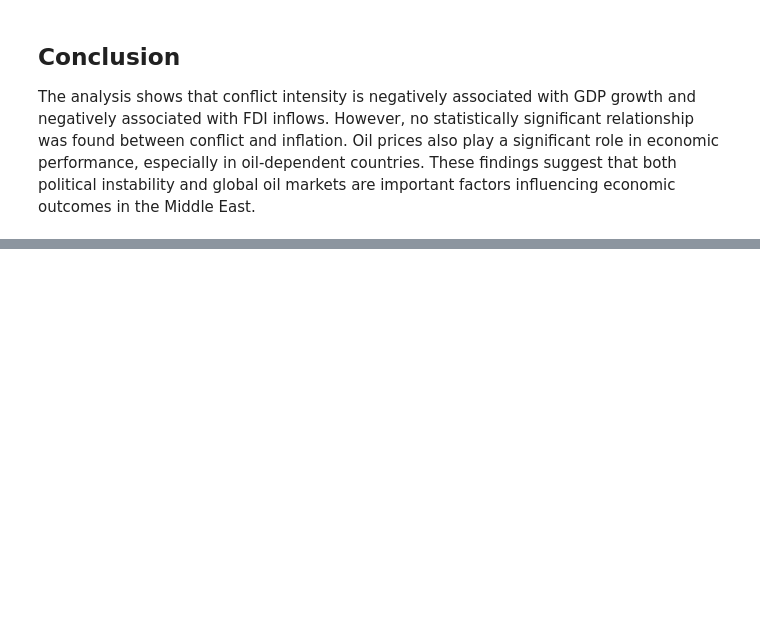
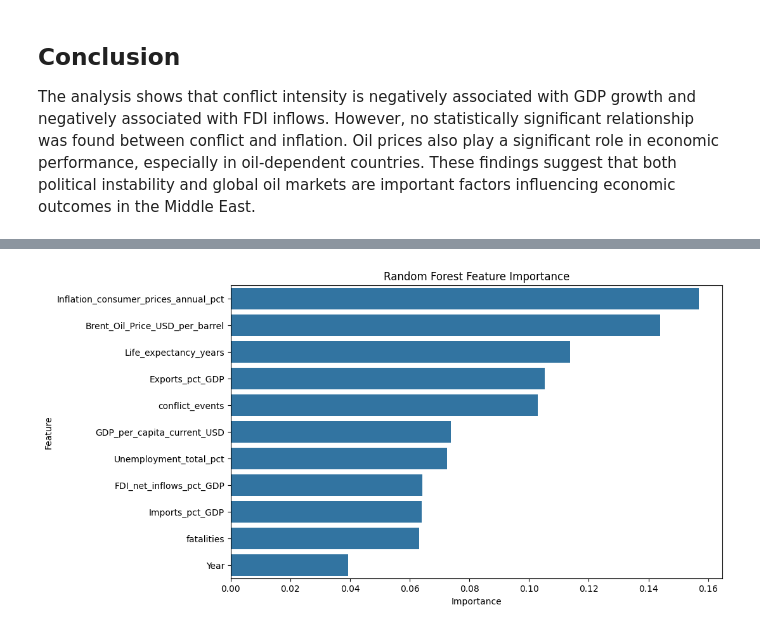
Before and after one commit to HussamAlabrash/DSA210PROJECT, a Jupyter notebook: DSA210.ipynb, the cells around one changed output, grey strips where cells are left out. Drawn from its saved outputs; the diff is of its cells as text; code cells hidden in the pictures; blank space fills up the shorter version.

```diff
--- a/DSA210.ipynb
+++ b/DSA210.ipynb
@@ -237,0 +511,17 @@ The analysis shows that conflict intensity is negatively associated with GDP gro
+# %%
+# Random Forest Feature Importance
+
+# Fit tuned Random Forest model
+rf_pipeline = tuned_models["Random Forest"]
+rf_pipeline.fit(X_train, y_train)
+
+# Extract Random Forest model from pipeline
+rf_model = rf_pipeline.named_steps["model"]
+
+# Create feature importance table
+feature_importance = pd.DataFrame({
+    "Feature": X_train.columns,
+    "Importance": rf_model.feature_importances_
+}).sort_values(by="Importance", ascending=False)
+
+feature_importance
@@ -237,0 +543,18 @@ The analysis shows that conflict intensity is negatively associated with GDP gro
+# %%
+# Feature Importance Plot
+
+plt.figure(figsize=(10, 6))
+
+sns.barplot(
+    data=feature_importance,
+    x="Importance",
+    y="Feature"
+)
+
+plt.title("Random Forest Feature Importance")
+plt.xlabel("Importance")
+plt.ylabel("Feature")
+
+plt.show()
+# %% [output]
+[figure, added]
```
Also changed, not shown: parts of 26 cells of this notebook.
